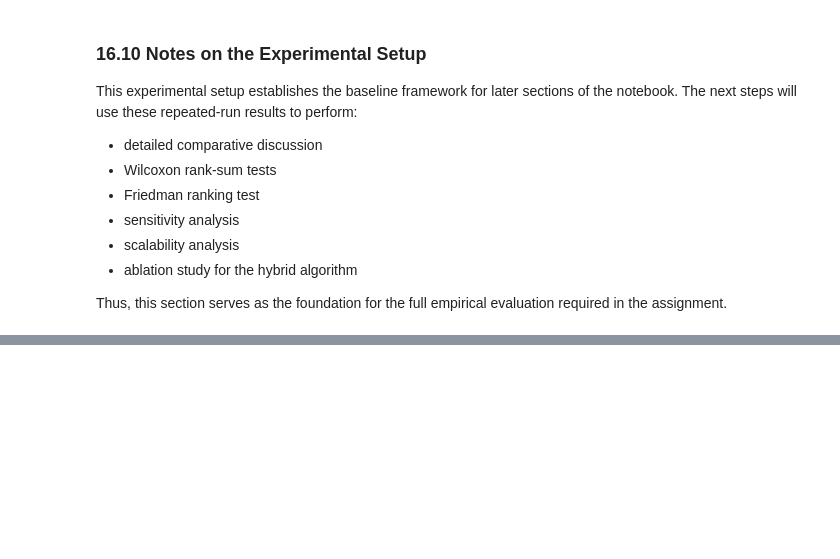
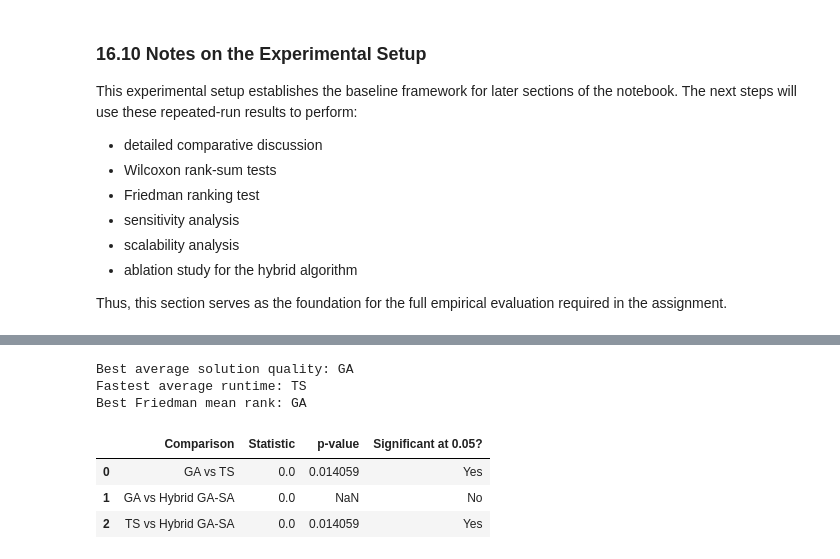
Before and after one commit to bhuttazain/Operator-Scheduling-Problem, a Jupyter notebook: Operator_Scheduling_Problem.ipynb, the cells around one changed output, grey strips where cells are left out. Saved outputs shown, nothing was run; the diff lists cells and outputs as text; code cells hidden in the pictures; blank space fills up the shorter version.

```diff
--- a/Operator_Scheduling_Problem.ipynb
+++ b/Operator_Scheduling_Problem.ipynb
@@ -2014,3 +2130,49 @@ else:
+# %%
+best_avg_algo = cost_stats_table.sort_values("Ave").iloc[0]["Algorithm"]
+best_runtime_algo = runtime_stats_table.sort_values("Ave").iloc[0]["Algorithm"]
+best_rank_algo = mean_ranks.iloc[0]["Algorithm"]
+
+print(f"Best average solution quality: {best_avg_algo}")
+print(f"Fastest average runtime: {best_runtime_algo}")
+print(f"Best Friedman mean rank: {best_rank_algo}")
+# %% [output]
+Best average solution quality: GA
+Fastest average runtime: TS
+Best Friedman mean rank: GA
+# %%
+from scipy.stats import wilcoxon
+
+def wilcoxon_signed_table(results_df):
+    pairs = [
+        ("GA", "TS"),
+        ("GA", "Hybrid GA-SA"),
+        ("TS", "Hybrid GA-SA")
+    ]
+
+    rows = []
+
+    for a1, a2 in pairs:
+        x = results_df.loc[results_df["Algorithm"] == a1, "BestCost"].values
+        y = results_df.loc[results_df["Algorithm"] == a2, "BestCost"].values
+
+        stat, p = wilcoxon(x, y)
+
+        rows.append({
+            "Comparison": f"{a1} vs {a2}",
+            "Statistic": stat,
+            "p-value": p,
+            "Significant at 0.05?": "Yes" if p < 0.05 else "No"
+        })
+
+    return pd.DataFrame(rows)
+# %%
+wilcoxon_signed_results = wilcoxon_signed_table(results_df)
+wilcoxon_signed_results
+# %% [output]
+|  | Comparison | Statistic | p-value | Significant at 0.05? |
+| 0 | GA vs TS | 0.0 | 0.014059 | Yes |
+| 1 | GA vs Hybrid GA-SA | 0.0 | NaN | No |
+| 2 | TS vs Hybrid GA-SA | 0.0 | 0.014059 | Yes |
 # %%
 import seaborn as sns
 import matplotlib.pyplot as plt
```
Also changed, not shown: parts of 26 cells of this notebook.
